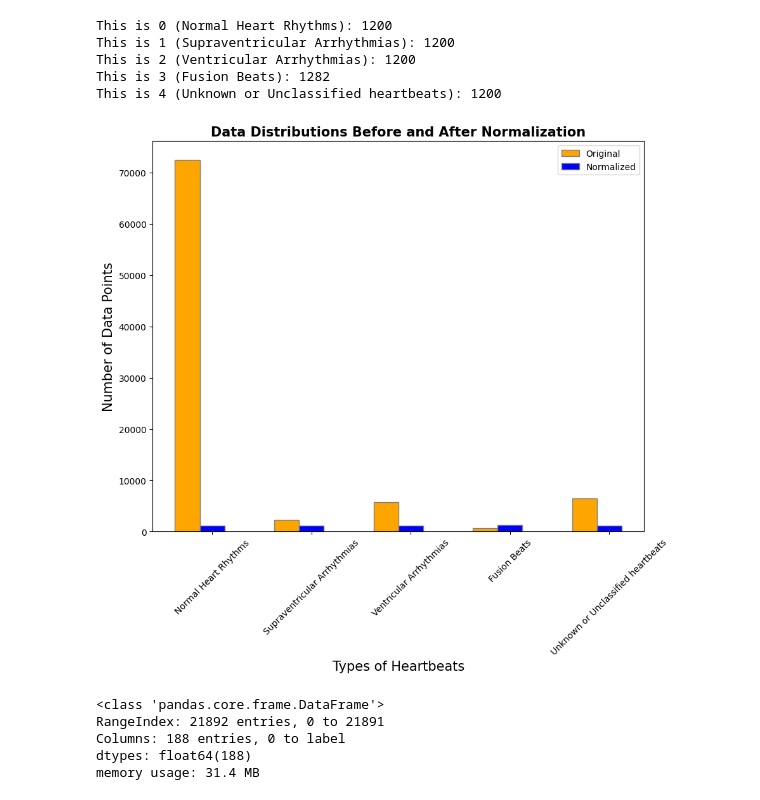
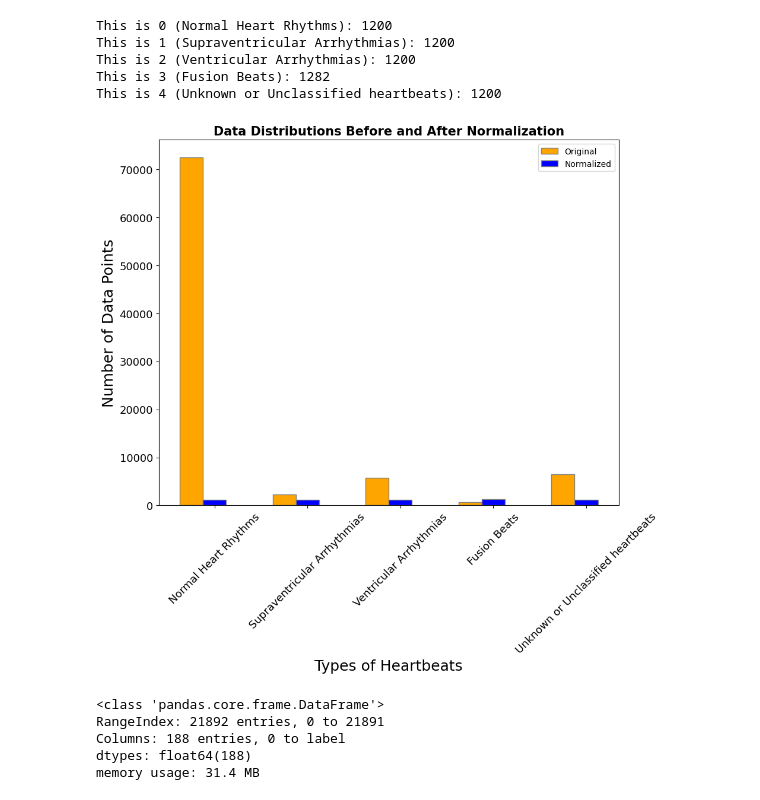
Before and after one commit to Dhawal-Modi/DSC_2024_Space_Jam, a Jupyter notebook: Task2.ipynb, the cells around one changed output. Saved outputs shown, nothing was run; the diff lists cells and outputs as text; code cells hidden in the pictures.

```diff
--- a/Task2.ipynb
+++ b/Task2.ipynb
@@ -135,29 +146,30 @@ This is 4 (Unknown or Unclassified heartbeats): 1200
 # %%
 barWidth = 0.25
 fig = plt.subplots(figsize =(10, 8))
 
 Normalized_Train_Data = [72471, 2223, 5788, 641, 6431]
 Original_Train_Data = [1200, 1200, 1200, 1282, 1200]
 
 br1 = np.arange(len(Normalized_Train_Data))
 br2 = [x + barWidth for x in br1]
 
 plt.bar(br1, Normalized_Train_Data, color ='orange', width = barWidth,
         edgecolor ='grey', label ='Original')
 plt.bar(br2, Original_Train_Data, color ='blue', width = barWidth,
         edgecolor ='grey', label ='Normalized')
 
-plt.xlabel('Types of Heartbeats', fontsize = 15)
-plt.ylabel('Number of Data Points', fontsize = 15)
+plt.xlabel('Types of Heartbeats', fontsize = 18)
+plt.ylabel('Number of Data Points', fontsize = 18)
 plt.xticks([r + barWidth for r in range(len(Normalized_Train_Data))],
         ['Normal Heart Rhythms', 'Supraventricular Arrhythmias', 'Ventricular Arrhythmias', 'Fusion Beats', 'Unknown or Unclassified heartbeats'])
 
 plt.title("Data Distributions Before and After Normalization",fontweight ='bold', fontsize = 15)
-plt.xticks(rotation = 45)
+plt.xticks(rotation = 45, fontsize = 13)
+plt.yticks(fontsize = 13)
 plt.legend()
 plt.show()
 # %% [output]
-[figure, old version]
+[figure, new version]
 # %%
 df_test.info()
 # %% [output]
```
Also changed, not shown: parts of 1 cell of this notebook.
